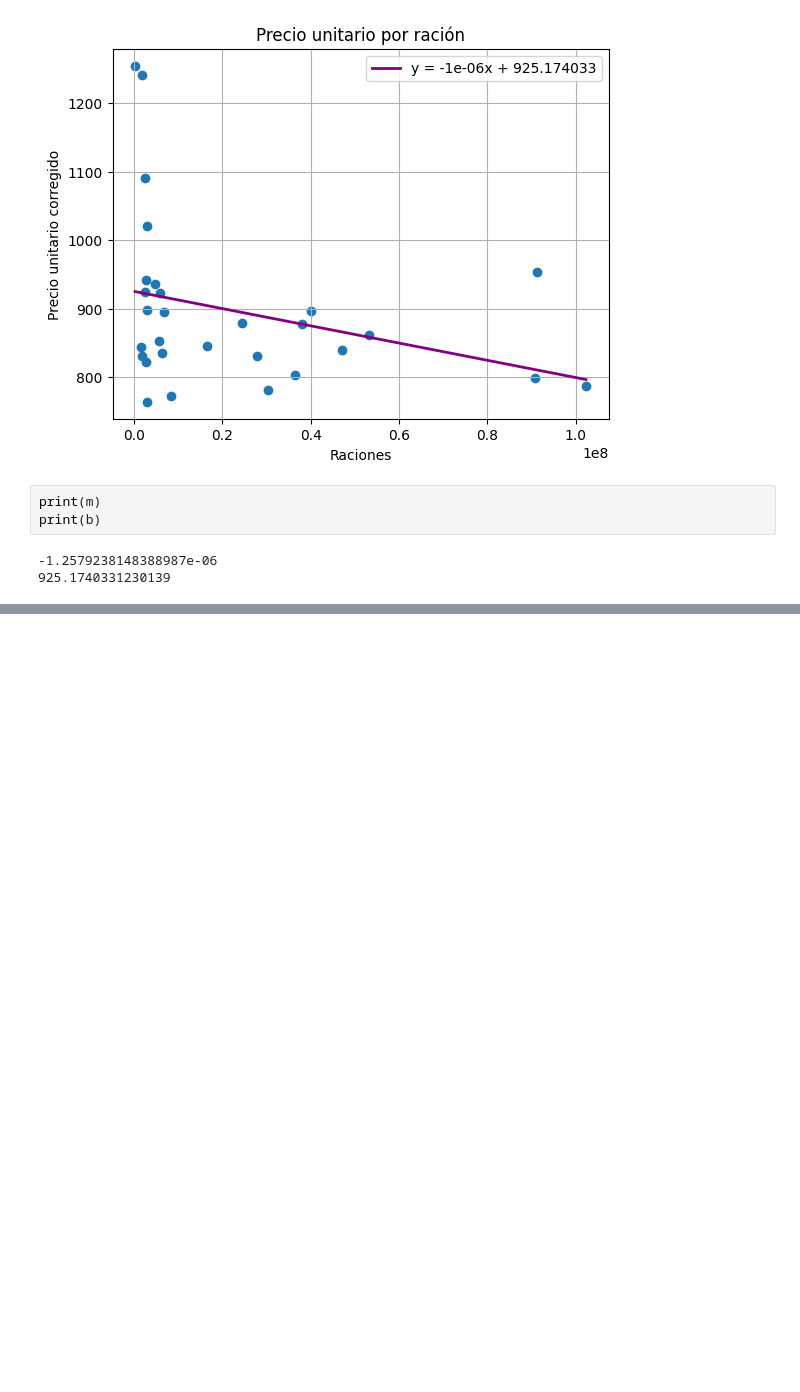
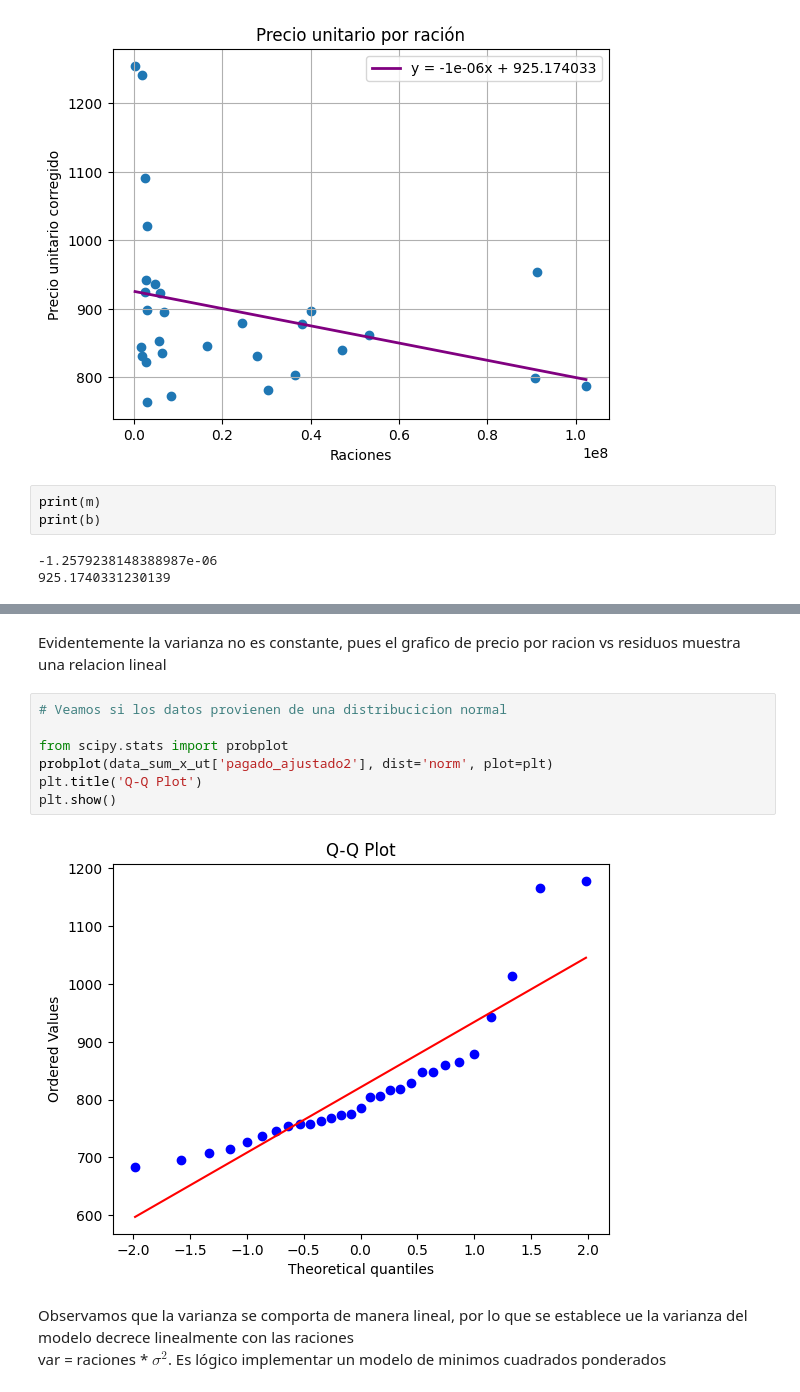
Before and after one commit to rbenatuilv/Junaeb-IMT-Capstone, a Jupyter notebook: costs_analysis_2019.ipynb, the cells around one changed output, grey strips where cells are left out. Saved outputs shown, nothing was run; the diff lists cells and outputs as text; blank space fills up the shorter version.

```diff
--- a/costs_analysis_2019.ipynb
+++ b/costs_analysis_2019.ipynb
@@ -498,0 +593,14 @@ Faltaría sumar los costos totales del colegio y restarle lo de la columna value
+# %% [markdown]
+Evidentemente la varianza no es constante, pues el grafico de precio por racion vs residuos muestra una relacion lineal
+# %%
+# Veamos si los datos provienen de una distribucicion normal
+
+from scipy.stats import probplot
+probplot(data_sum_x_ut['pagado_ajustado2'], dist='norm', plot=plt)
+plt.title('Q-Q Plot')
+plt.show()
+# %% [output]
+[figure, added]
+# %% [markdown]
+Observamos que la varianza se comporta de manera lineal, por lo que se establece ue la varianza del modelo decrece linealmente con las raciones
+var = raciones * $\sigma^2$. Es lógico implementar un modelo de minimos cuadrados ponderados
```
Also changed, not shown: parts of 13 cells of this notebook, 3 other files.
